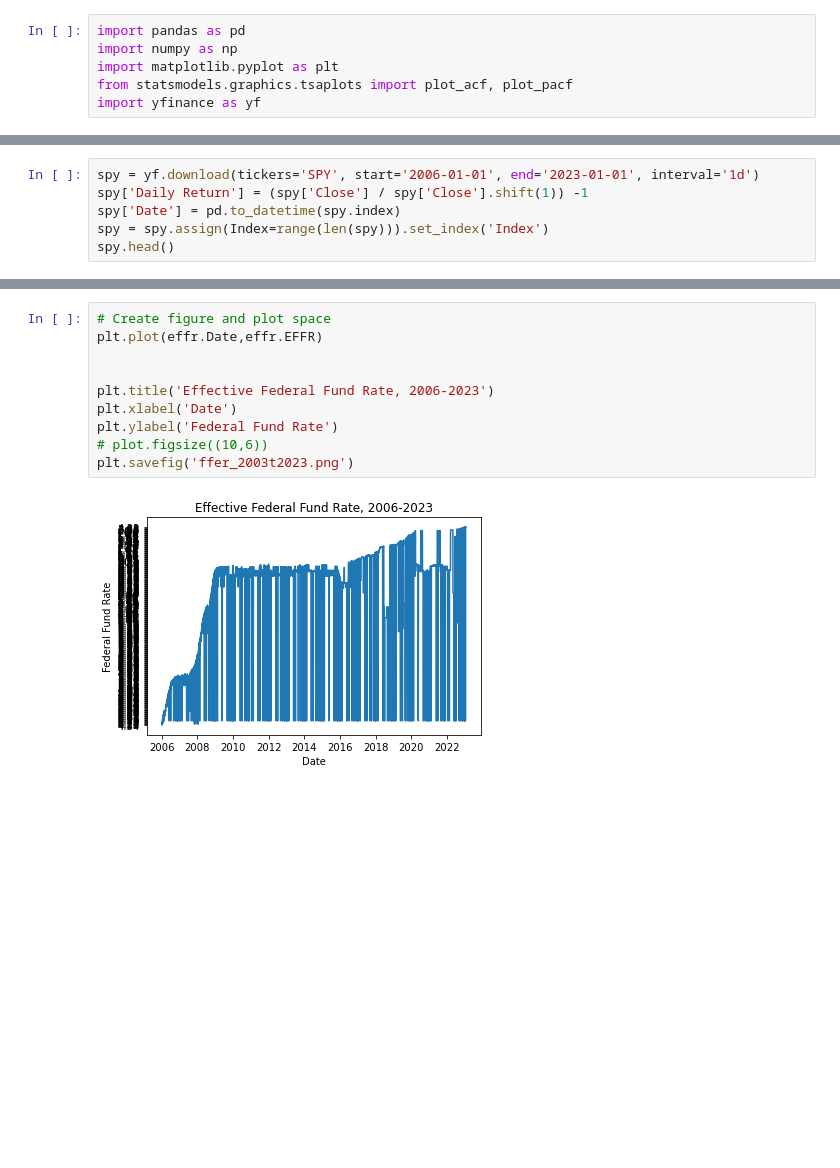
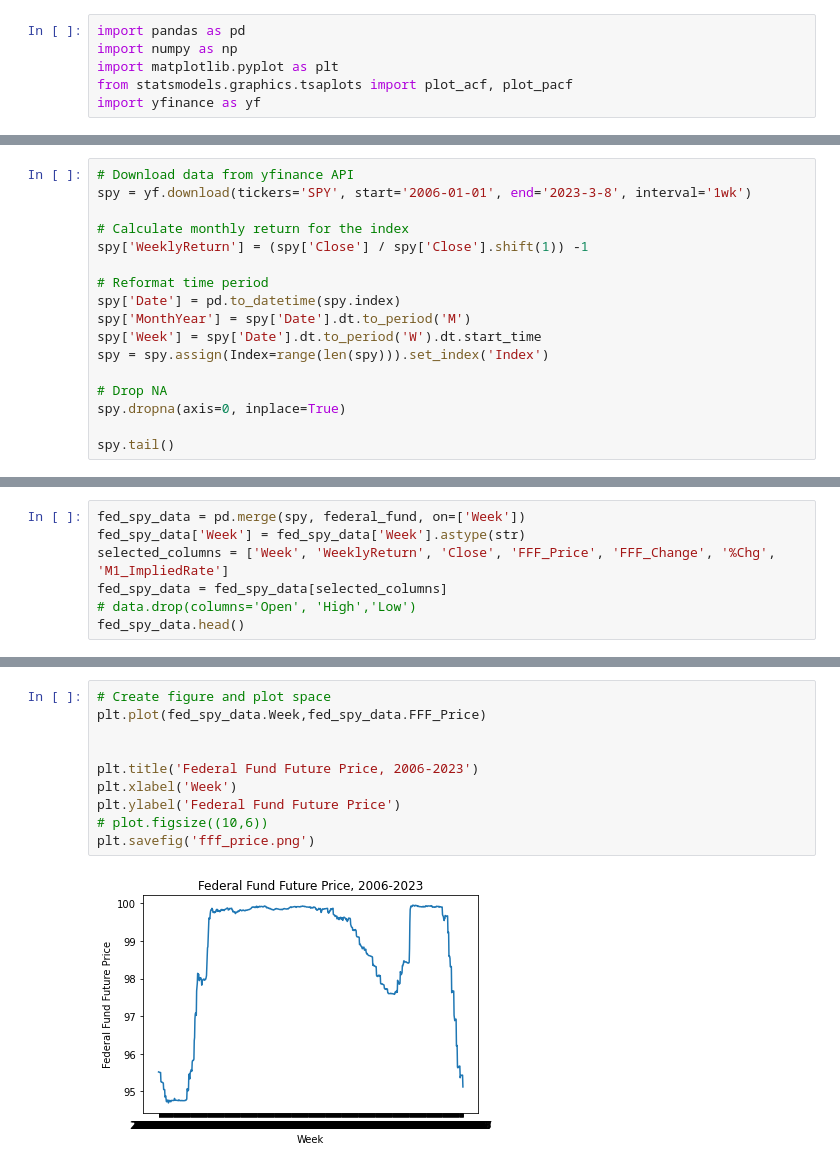
Before and after one commit to conquerv0/MonetaryPolicy-StockReturns, a Jupyter notebook: data_processing.ipynb, the cells around one changed output, grey strips where cells are left out. Cells and saved outputs as stored; diff of their text form; blank space fills up the shorter version.

```diff
--- a/data_processing.ipynb
+++ b/data_processing.ipynb
@@ -19,8 +32,19 @@ effr.head()
 # %%
-spy = yf.download(tickers='SPY', start='2006-01-01', end='2023-01-01', interval='1d')
-spy['Daily Return'] = (spy['Close'] / spy['Close'].shift(1)) -1
+# Download data from yfinance API
+spy = yf.download(tickers='SPY', start='2006-01-01', end='2023-3-8', interval='1wk')
+
+# Calculate monthly return for the index
+spy['WeeklyReturn'] = (spy['Close'] / spy['Close'].shift(1)) -1
+
+# Reformat time period
 spy['Date'] = pd.to_datetime(spy.index)
+spy['MonthYear'] = spy['Date'].dt.to_period('M')
+spy['Week'] = spy['Date'].dt.to_period('W').dt.start_time
 spy = spy.assign(Index=range(len(spy))).set_index('Index')
-spy.head()
+
+# Drop NA
+spy.dropna(axis=0, inplace=True)
+
+spy.tail()
 # %% [output]
 [*********************100%***********************]  1 of 1 completed
@@ -60,0 +58,7 @@ data.head()
+# %%
+fed_spy_data = pd.merge(spy, federal_fund, on=['Week'])
+fed_spy_data['Week'] = fed_spy_data['Week'].astype(str)
+selected_columns = ['Week', 'WeeklyReturn', 'Close', 'FFF_Price', 'FFF_Change', '%Chg', 'M1_ImpliedRate']
+fed_spy_data = fed_spy_data[selected_columns]
+# data.drop(columns='Open', 'High','Low')
+fed_spy_data.head()
@@ -61,12 +72,12 @@ data.head()
 # %%
 # Create figure and plot space
-plt.plot(effr.Date,effr.EFFR)
+plt.plot(fed_spy_data.Week,fed_spy_data.FFF_Price)
 
 
-plt.title('Effective Federal Fund Rate, 2006-2023')
-plt.xlabel('Date')
-plt.ylabel('Federal Fund Rate')
+plt.title('Federal Fund Future Price, 2006-2023')
+plt.xlabel('Week')
+plt.ylabel('Federal Fund Future Price')
 # plot.figsize((10,6))
-plt.savefig('ffer_2003t2023.png')
+plt.savefig('fff_price.png')
 # %% [output]
-[figure, old version]
+[figure, new version]
```
Also changed, not shown: parts of 8 cells of this notebook, 4 other files.
